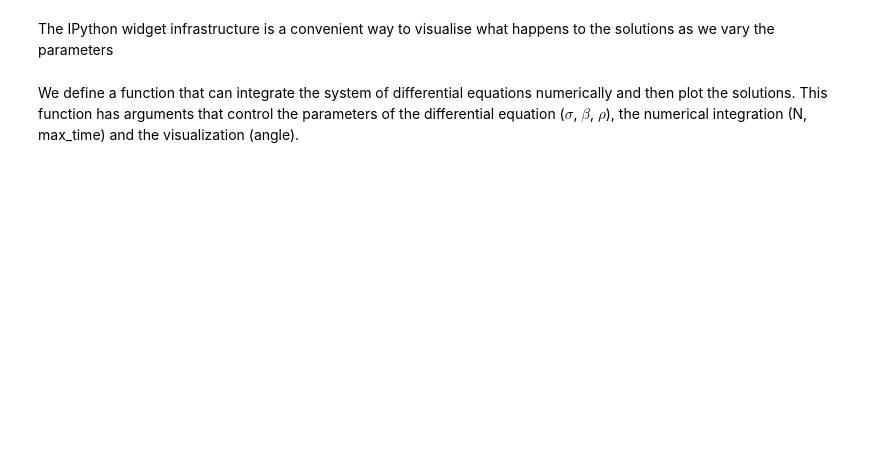
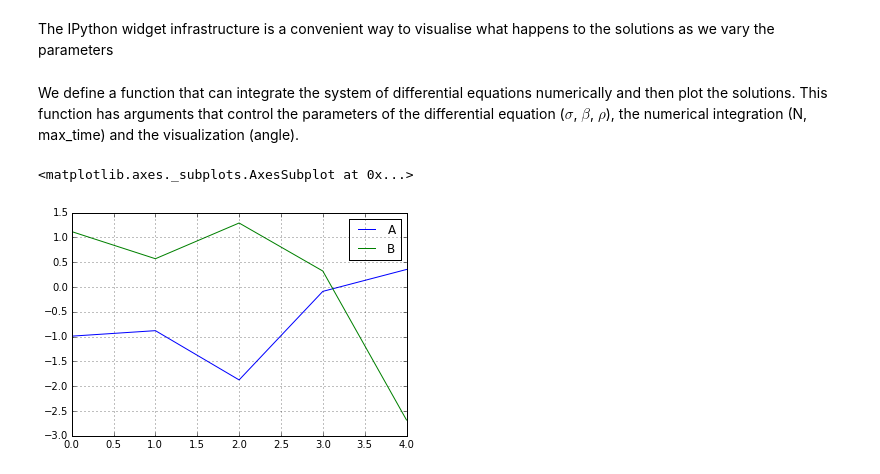
Before and after one commit to nicolasfauchereau/Python-for-data-analysis-and-visualisation, a Jupyter notebook: session_2/notebooks/IPython_widgets.ipynb, the cells around one changed output. Drawn from its saved outputs; the diff is of its cells as text; code cells hidden in the pictures; blank space fills up the shorter version.

```diff
--- a/session_2/notebooks/IPython_widgets.ipynb
+++ b/session_2/notebooks/IPython_widgets.ipynb
@@ -143,0 +165,7 @@ display(w)
+# %%
+xdf = pd.DataFrame({'A':np.random.randn(5), 'B':np.random.randn(5)})
+# %%
+xdf.plot()
+# %% [output]
+<matplotlib.axes._subplots.AxesSubplot at 0x...>
+[figure, added]
```
Also changed, not shown: parts of 13 cells of this notebook, 4 other files.
